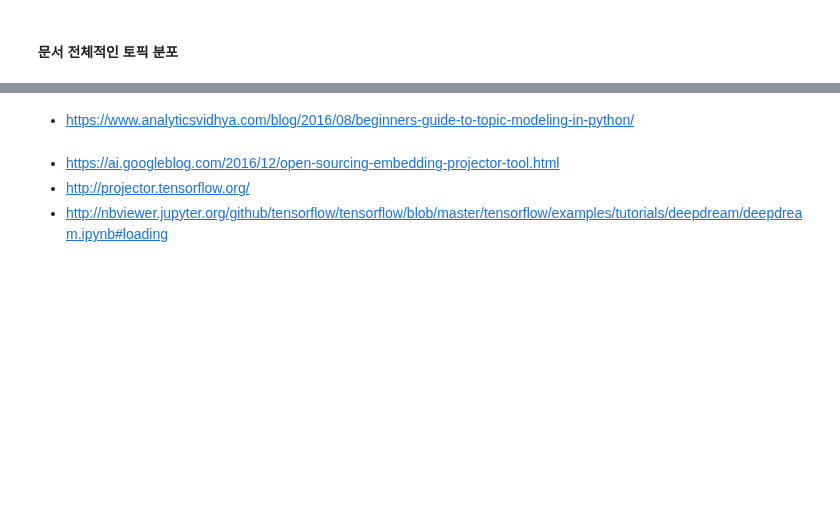
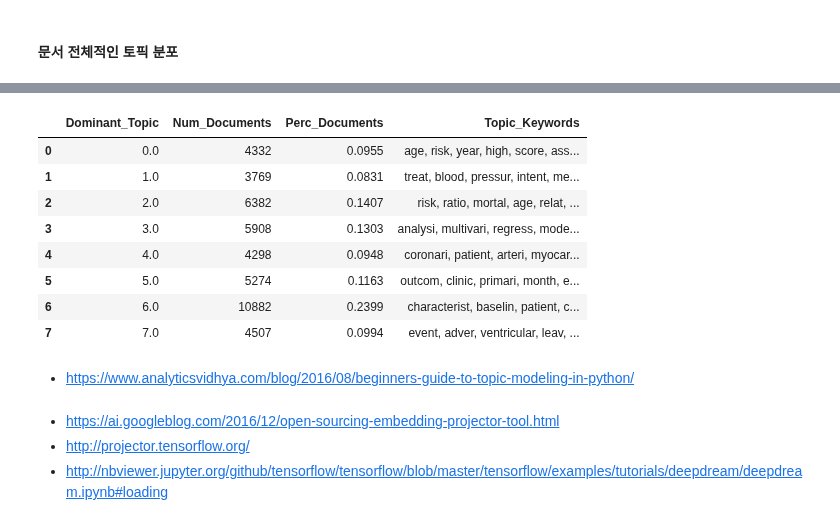
Before and after one commit to joyce04/NLP_N_Graph, a Jupyter notebook: LDA_title_trigram.ipynb, the cells around one changed output, grey strips where cells are left out. Saved outputs shown, nothing was run; the diff lists cells and outputs as text; code cells hidden in the pictures; blank space fills up the shorter version.

```diff
--- a/LDA_title_trigram.ipynb
+++ b/LDA_title_trigram.ipynb
@@ -726,3 +931,28 @@ df_dominant_topics.head(optimal_topic_num)
+# %%
+topic_counts = df_topic_sents_keywords_on['Dominant_Topic'].value_counts()
+topic_contribution = round(topic_counts/topic_counts.sum(), 4)
+
+topic_num_keywords = df_topic_sents_keywords_on[['Dominant_Topic', 'Topic_Keywords']]
+
+df_dominant_topics = pd.concat([topic_counts, topic_contribution], axis=1)
+df_dominant_topics.reset_index(level=0, inplace=True)
+df_dominant_topics.columns = ['Dominant_Topic', 'Num_Documents', 'Perc_Documents']
+df_dominant_topics = df_dominant_topics.merge(topic_num_keywords.drop_duplicates(), on='Dominant_Topic')
+df_dominant_topics = df_dominant_topics.sort_values('Dominant_Topic')
+
+df_dominant_topics.reset_index(drop = True, inplace = True)
+df_dominant_topics.to_html(directory+'/on_distribution.html', index=False)
+df_dominant_topics.head(max_coherence_topic_num_on)
+# %% [output]
+|  | Dominant_Topic | Num_Documents | Perc_Documents | Topic_Keywords |
+| 0 | 0.0 | 4332 | 0.0955 | age, risk, year, high, score, ass... |
+| 1 | 1.0 | 3769 | 0.0831 | treat, blood, pressur, intent, me... |
+| 2 | 2.0 | 6382 | 0.1407 | risk, ratio, mortal, age, relat, ... |
+| 3 | 3.0 | 5908 | 0.1303 | analysi, multivari, regress, mode... |
+| 4 | 4.0 | 4298 | 0.0948 | coronari, patient, arteri, myocar... |
+| 5 | 5.0 | 5274 | 0.1163 | outcom, clinic, primari, month, e... |
+| 6 | 6.0 | 10882 | 0.2399 | characterist, baselin, patient, c... |
+| 7 | 7.0 | 4507 | 0.0994 | event, adver, ventricular, leav, ... |
 # %% [markdown]
 - https://www.analyticsvidhya.com/blog/2016/08/beginners-guide-to-topic-modeling-in-python/
 # %% [markdown]
```
Also changed, not shown: parts of 24 cells of this notebook.
